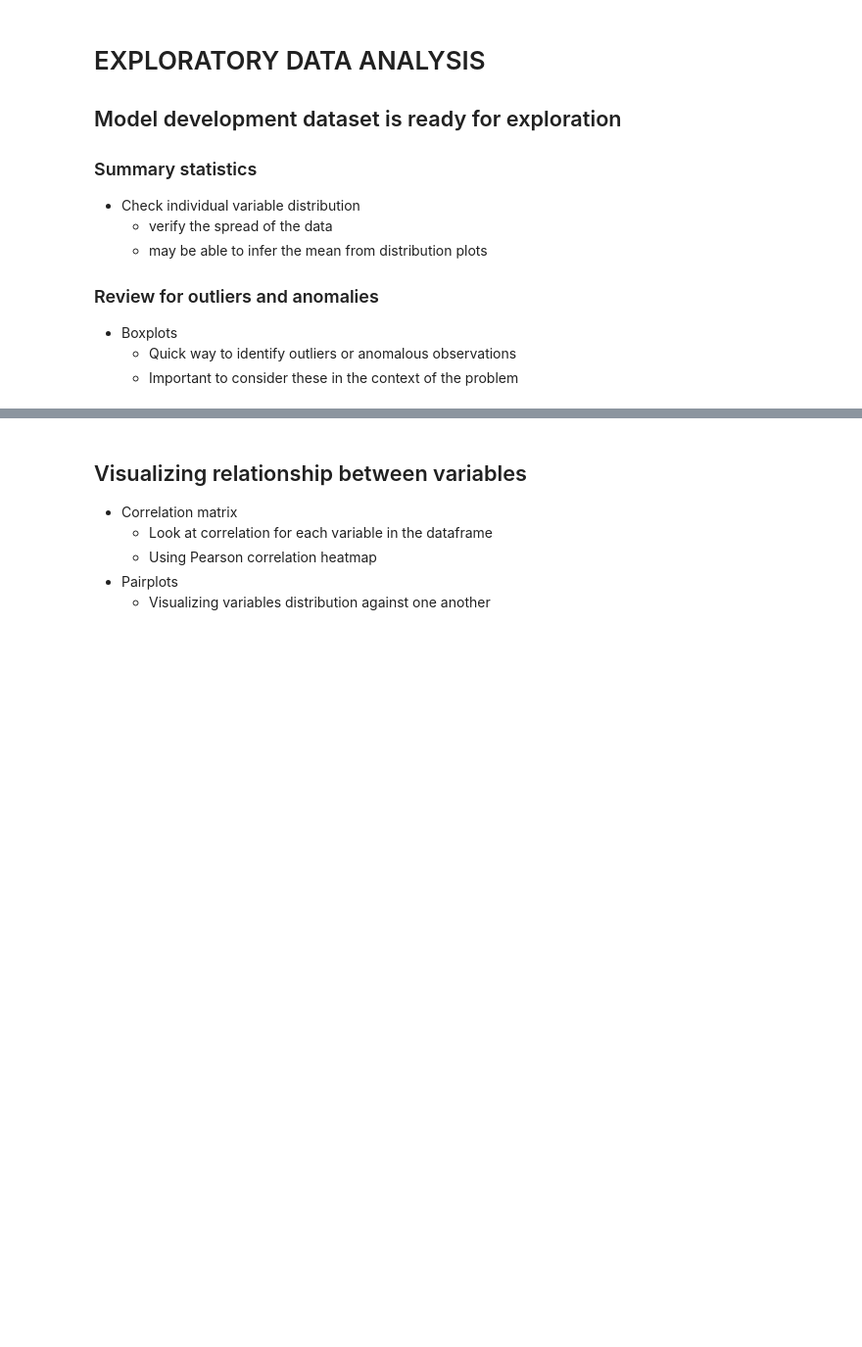
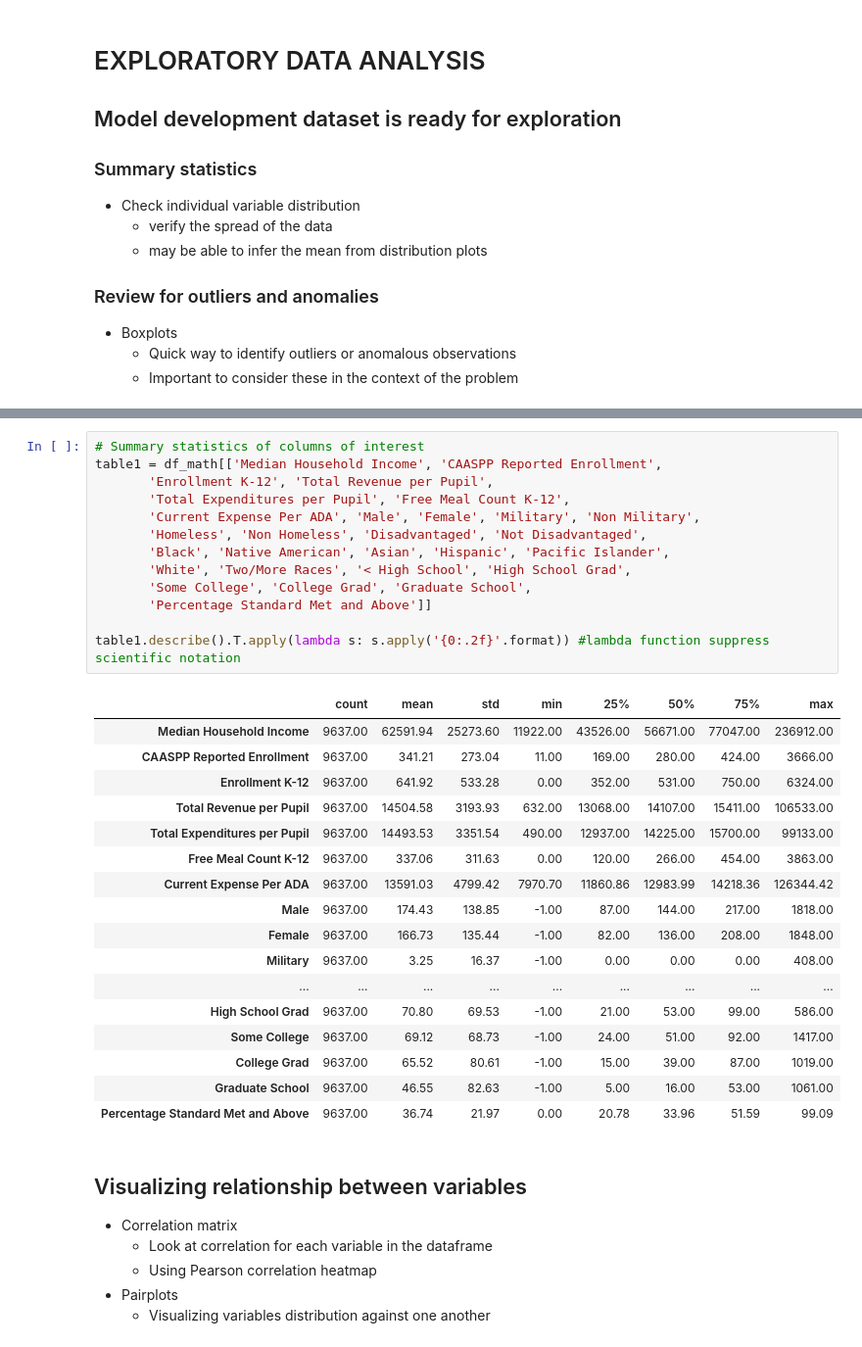
Before and after one commit to gabriellewald/springboard-coursework, a Jupyter notebook: education_project/Capstone2_education_project.ipynb, the cells around one changed output, grey strips where cells are left out. Shown at 98% size. Drawn from its saved outputs; the diff is of its cells as text; blank space fills up the shorter version.

```diff
--- a/education_project/Capstone2_education_project.ipynb
+++ b/education_project/Capstone2_education_project.ipynb
@@ -1326,3 +1399,34 @@ table.describe().T.apply(lambda s: s.apply('{0:.2f}'.format)) #lambda function s
+# %%
+# Summary statistics of columns of interest
+table1 = df_math[['Median Household Income', 'CAASPP Reported Enrollment',
+       'Enrollment K-12', 'Total Revenue per Pupil',
+       'Total Expenditures per Pupil', 'Free Meal Count K-12',
+       'Current Expense Per ADA', 'Male', 'Female', 'Military', 'Non Military',
+       'Homeless', 'Non Homeless', 'Disadvantaged', 'Not Disadvantaged',
+       'Black', 'Native American', 'Asian', 'Hispanic', 'Pacific Islander',
+       'White', 'Two/More Races', '< High School', 'High School Grad',
+       'Some College', 'College Grad', 'Graduate School',
+       'Percentage Standard Met and Above']]
+
+table1.describe().T.apply(lambda s: s.apply('{0:.2f}'.format)) #lambda function suppress scientific notation
+# %% [output]
+|  | count | mean | std | min | 25% | 50% | 75% | max |
+| Median Household Income | 9637.00 | 62591.94 | 25273.60 | 11922.00 | 43526.00 | 56671.00 | 77047.00 | 236912.00 |
+| CAASPP Reported Enrollment | 9637.00 | 341.21 | 273.04 | 11.00 | 169.00 | 280.00 | 424.00 | 3666.00 |
+| Enrollment K-12 | 9637.00 | 641.92 | 533.28 | 0.00 | 352.00 | 531.00 | 750.00 | 6324.00 |
+| Total Revenue per Pupil | 9637.00 | 14504.58 | 3193.93 | 632.00 | 13068.00 | 14107.00 | 15411.00 | 106533.00 |
+| Total Expenditures per Pupil | 9637.00 | 14493.53 | 3351.54 | 490.00 | 12937.00 | 14225.00 | 15700.00 | 99133.00 |
+| Free Meal Count K-12 | 9637.00 | 337.06 | 311.63 | 0.00 | 120.00 | 266.00 | 454.00 | 3863.00 |
+| Current Expense Per ADA | 9637.00 | 13591.03 | 4799.42 | 7970.70 | 11860.86 | 12983.99 | 14218.36 | 126344.42 |
+| Male | 9637.00 | 174.43 | 138.85 | -1.00 | 87.00 | 144.00 | 217.00 | 1818.00 |
+| Female | 9637.00 | 166.73 | 135.44 | -1.00 | 82.00 | 136.00 | 208.00 | 1848.00 |
+| Military | 9637.00 | 3.25 | 16.37 | -1.00 | 0.00 | 0.00 | 0.00 | 408.00 |
+| ... | ... | ... | ... | ... | ... | ... | ... | ... |
+| High School Grad | 9637.00 | 70.80 | 69.53 | -1.00 | 21.00 | 53.00 | 99.00 | 586.00 |
+| Some College | 9637.00 | 69.12 | 68.73 | -1.00 | 24.00 | 51.00 | 92.00 | 1417.00 |
+| College Grad | 9637.00 | 65.52 | 80.61 | -1.00 | 15.00 | 39.00 | 87.00 | 1019.00 |
+| Graduate School | 9637.00 | 46.55 | 82.63 | -1.00 | 5.00 | 16.00 | 53.00 | 1061.00 |
+| Percentage Standard Met and Above | 9637.00 | 36.74 | 21.97 | 0.00 | 20.78 | 33.96 | 51.59 | 99.09 |
 # %% [markdown]
 ## Visualizing relationship between variables
 - Correlation matrix
```
Also changed, not shown: parts of 16 cells of this notebook.
